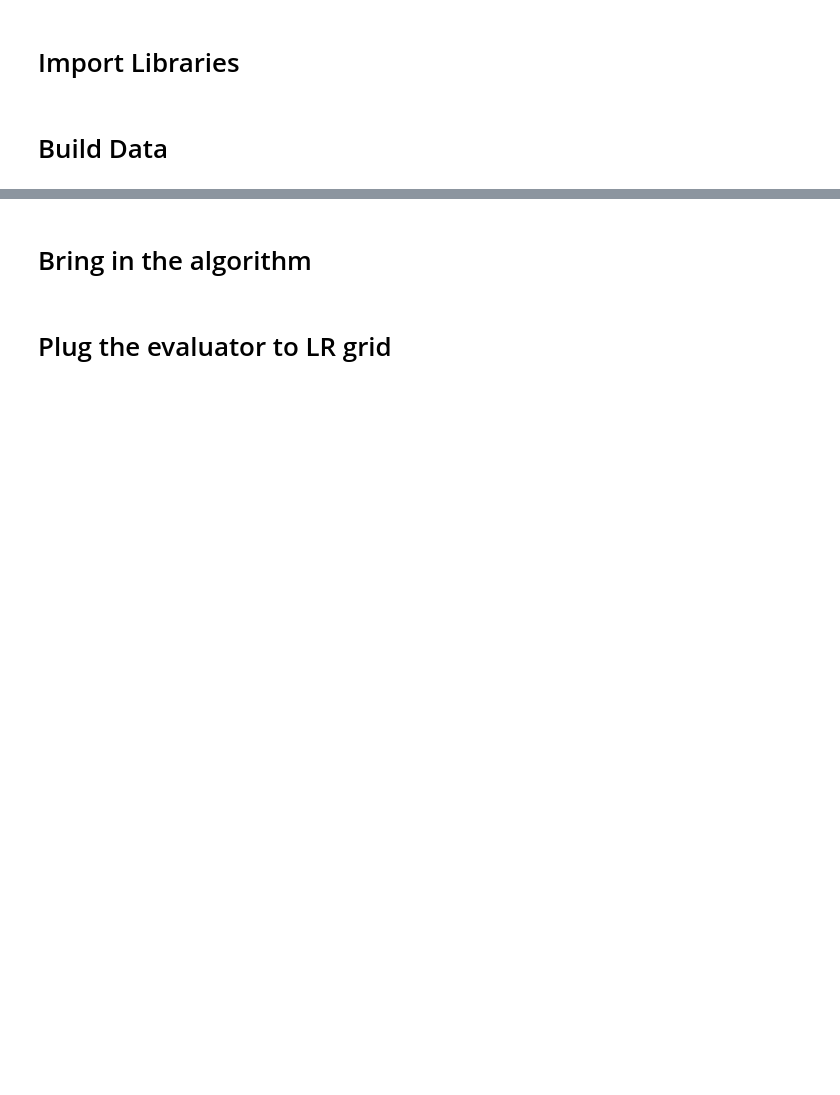
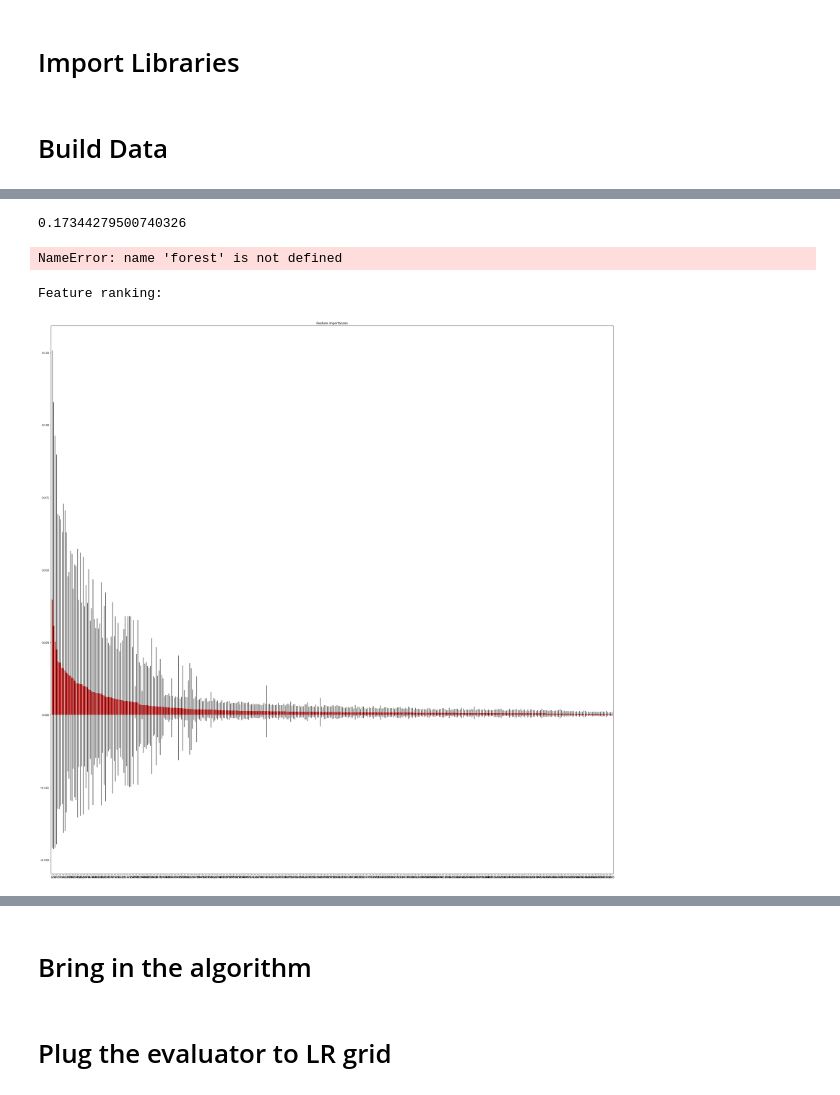
Before and after one commit to rdverse/deepHAItune, a Jupyter notebook: Machine Learning/ML_notebook.ipynb, the cells around one changed output, grey strips where cells are left out. Cells and saved outputs as stored; diff of their text form; code cells hidden in the pictures; blank space fills up the shorter version.

```diff
--- a/Machine Learning/ML_notebook.ipynb
+++ b/Machine Learning/ML_notebook.ipynb
@@ -19,0 +24,2 @@ dataBuilder = DataBuilder()
+# %%
+X_Train, y_Train, X_Test, y_Test = databuilder.confs['data3']['conf5']
@@ -19,0 +30,13 @@ dataBuilder = DataBuilder()
+# %%
+import numpy as np
+def remove_nan(array):
+    indices = np.where(np.isnan(array))
+    array[indices] = 0
+    return array
+from skRandomForest import skRandomForest
+rel('skRandomForest')
+
+skRF = skRandomForest()
+model = skRF.best_model(metric = 'mae')
+X_train = remove_nan(X_Train)
+X_Test = remove_nan(X_Test)
@@ -19,0 +53,2 @@ dataBuilder = DataBuilder()
+# %%
+model.fit(X_Train, y_Train.ravel())
@@ -19,0 +67,37 @@ dataBuilder = DataBuilder()
+# %%
+preds = model.predict(X_Train)
+from sklearn.metrics import mean_absolute_error
+mean_absolute_error(preds, y_Train)
+# %% [output]
+0.17344279500740326
+# %%
+importances = forest.feature_importances_
+importances.shape
+# %% [output]
+NameError: name 'forest' is not defined
+# %%
+forest = model.best_estimator_['rf']
+X= X_Test
+importances = forest.feature_importances_
+
+std = np.std([tree.feature_importances_ for tree in forest.estimators_],
+             axis=0)
+
+indices = np.argsort(importances)[::-1]
+
+# Print the feature ranking
+print("Feature ranking:")
+
+# for f in range(X.shape[1]):
+#     print("%d. feature %d (%f)" % (f + 1, indices[f], importances[indi ces[f]]))
+
+plt.figure(figsize  = (40,40))
+plt.title("Feature importances")
+plt.bar(range(X.shape[1]), importances[indices],
+        color="r", yerr=std[indices], align="center")
+plt.xticks(range(X.shape[1]), indices)
+plt.xlim([-1, X.shape[1]])
+plt.show()
+# %% [output]
+Feature ranking:
+[figure, added]
```
Also changed, not shown: parts of 35 cells of this notebook, 26 other files.
